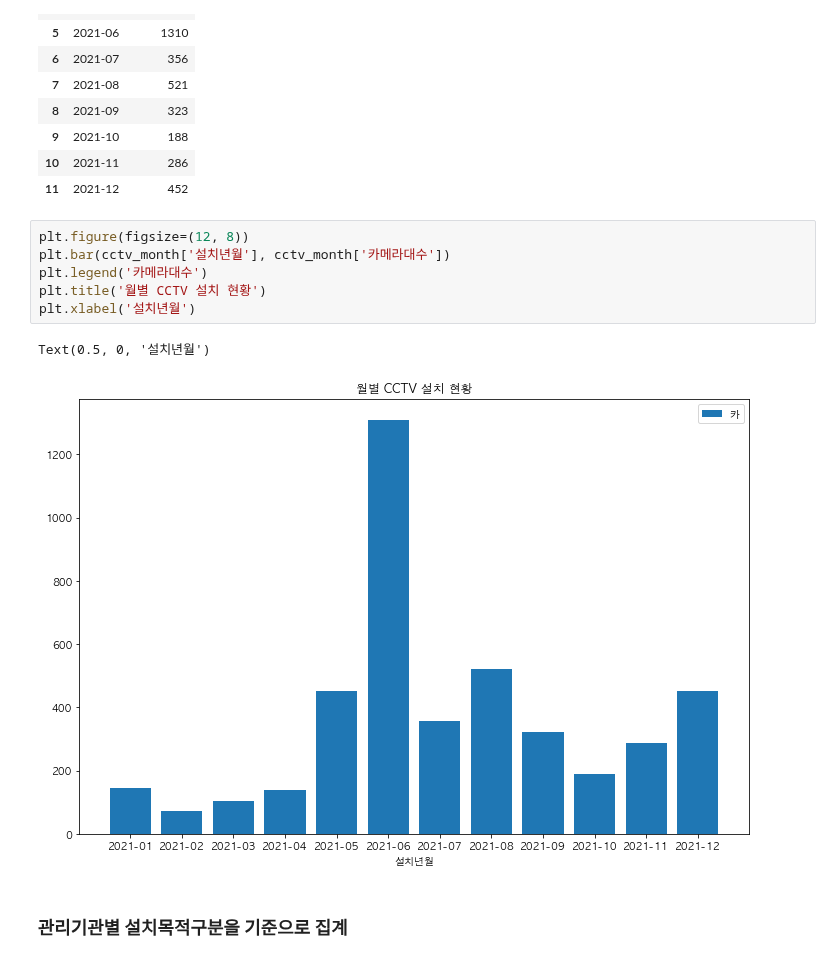
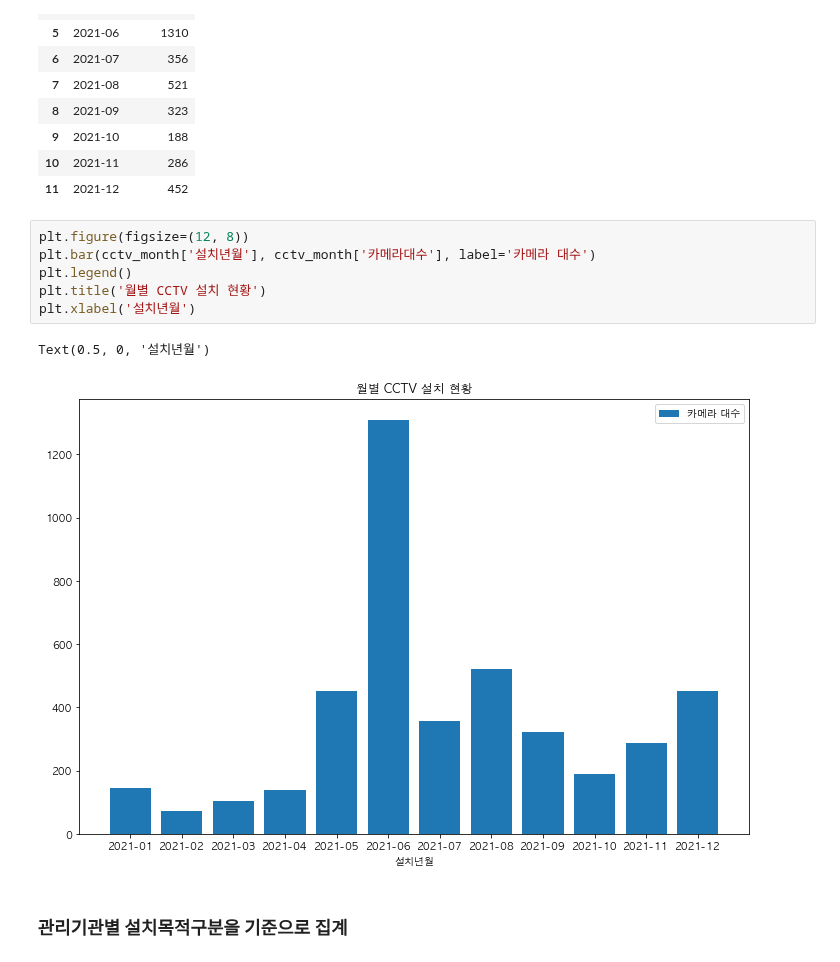
Before and after one commit to escortKwon/Advanced-AI-Education, a Jupyter notebook: 5th Week/DNN 복습 실습/00. Pandas 활용 능력 평가/울산CCTV/울산광역시 CCTV_practice.ipynb, the cells around one changed output. Drawn from its saved outputs; the diff is of its cells as text.

```diff
--- a/5th Week/DNN 복습 실습/00. Pandas 활용 능력 평가/울산CCTV/울산광역시 CCTV_practice.ipynb
+++ b/5th Week/DNN 복습 실습/00. Pandas 활용 능력 평가/울산CCTV/울산광역시 CCTV_practice.ipynb
@@ -82,13 +82,13 @@ cctv_month
 | 11 | 2021-12 | 452 |
 # %%
 plt.figure(figsize=(12, 8))
-plt.bar(cctv_month['설치년월'], cctv_month['카메라대수'])
-plt.legend('카메라대수')
+plt.bar(cctv_month['설치년월'], cctv_month['카메라대수'], label='카메라 대수')
+plt.legend()
 plt.title('월별 CCTV 설치 현황')
 plt.xlabel('설치년월')
 # %% [output]
 Text(0.5, 0, '설치년월')
-[figure, old version]
+[figure, new version]
 # %% [markdown]
 ### 관리기관별 설치목적구분을 기준으로 집계
 # %%
```
Also changed, not shown: parts of 6 cells of this notebook, 10 other files.
